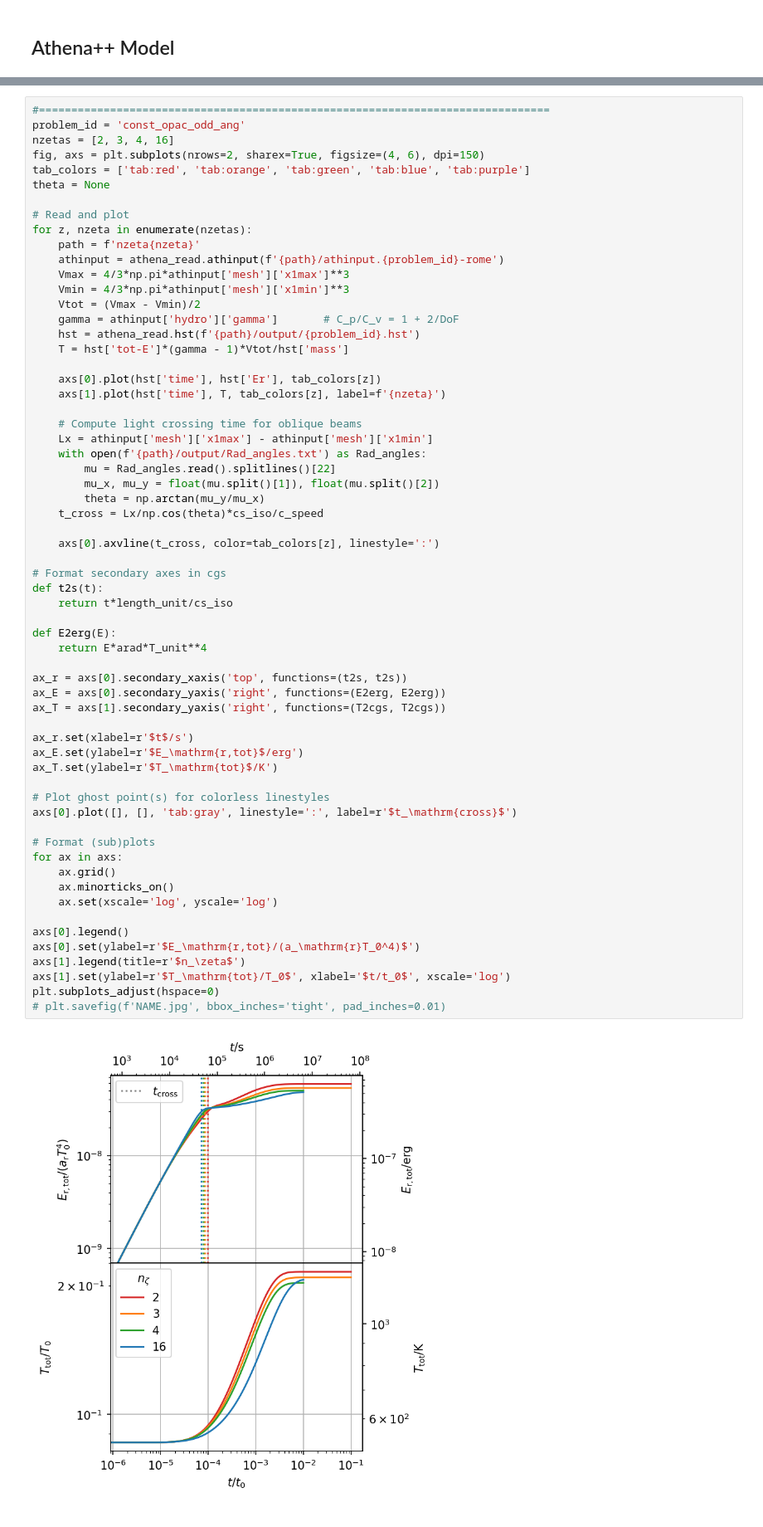
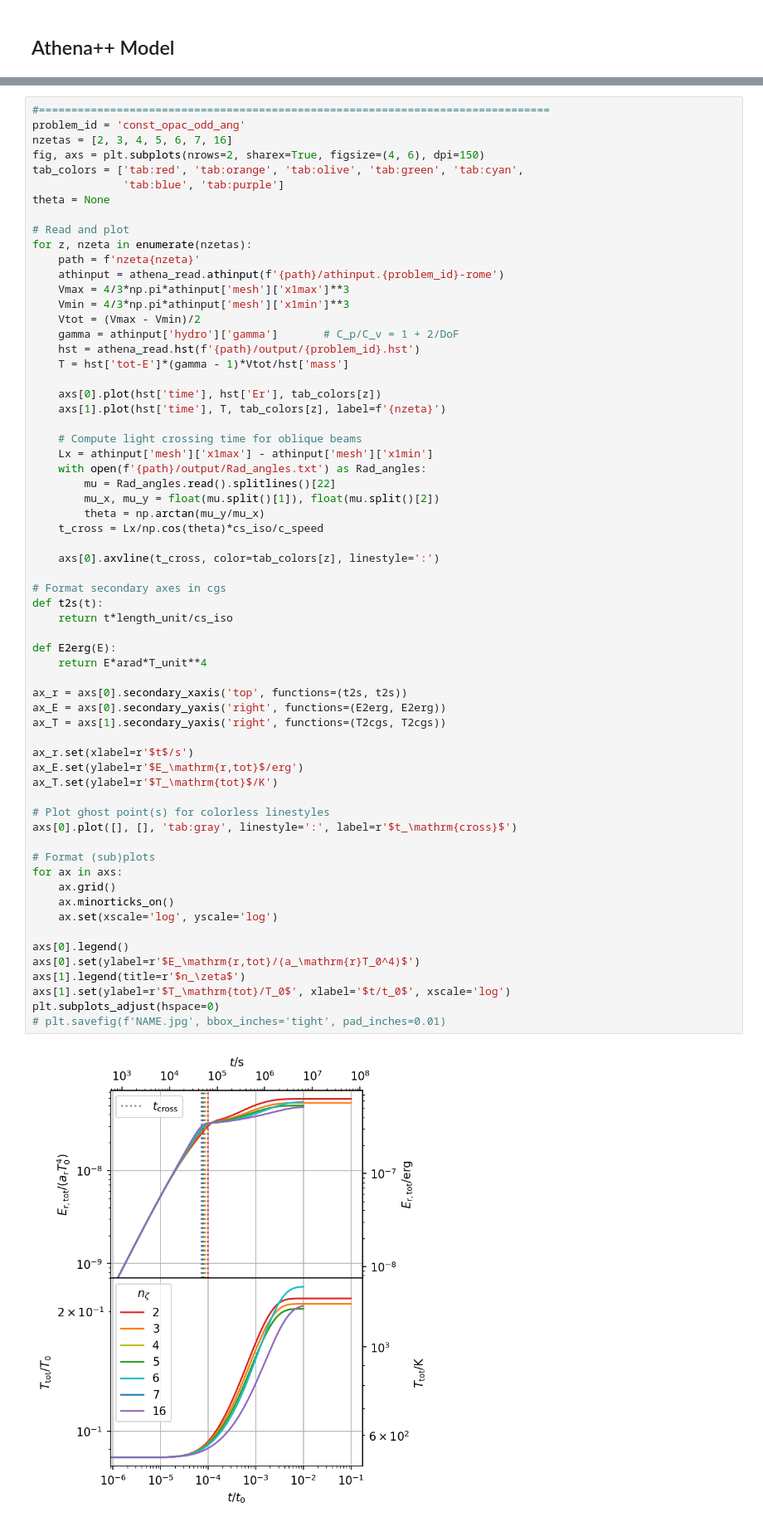
Before and after one commit to sabaronett/rad-hydro, a Jupyter notebook: athena/dev/const_opac_odd_ang/ConstantOpacityOddAng.ipynb, the cells around one changed output, grey strips where cells are left out. Shown at 83% size. Cells and saved outputs as stored; diff of their text form.

```diff
--- a/athena/dev/const_opac_odd_ang/ConstantOpacityOddAng.ipynb
+++ b/athena/dev/const_opac_odd_ang/ConstantOpacityOddAng.ipynb
@@ -457,9 +457,10 @@ axs[2].set(xlabel='$r/L_0$')
 # %%
 #===============================================================================
 problem_id = 'const_opac_odd_ang'
-nzetas = [2, 3, 4, 16]
+nzetas = [2, 3, 4, 5, 6, 7, 16]
 fig, axs = plt.subplots(nrows=2, sharex=True, figsize=(4, 6), dpi=150)
-tab_colors = ['tab:red', 'tab:orange', 'tab:green', 'tab:blue', 'tab:purple']
+tab_colors = ['tab:red', 'tab:orange', 'tab:olive', 'tab:green', 'tab:cyan',
+              'tab:blue', 'tab:purple']
 theta = None
 
 # Read and plot
@@ -490,34 +491,34 @@ for z, nzeta in enumerate(nzetas):
 def t2s(t):
     return t*length_unit/cs_iso
 
 def E2erg(E):
     return E*arad*T_unit**4
 
 ax_r = axs[0].secondary_xaxis('top', functions=(t2s, t2s))
 ax_E = axs[0].secondary_yaxis('right', functions=(E2erg, E2erg))
 ax_T = axs[1].secondary_yaxis('right', functions=(T2cgs, T2cgs))
 
 ax_r.set(xlabel=r'$t$/s')
 ax_E.set(ylabel=r'$E_\mathrm{r,tot}$/erg')
 ax_T.set(ylabel=r'$T_\mathrm{tot}$/K')
 
 # Plot ghost point(s) for colorless linestyles
 axs[0].plot([], [], 'tab:gray', linestyle=':', label=r'$t_\mathrm{cross}$')
 
 # Format (sub)plots
 for ax in axs:
     ax.grid()
     ax.minorticks_on()
     ax.set(xscale='log', yscale='log')
 
 axs[0].legend()
 axs[0].set(ylabel=r'$E_\mathrm{r,tot}/(a_\mathrm{r}T_0^4)$')
 axs[1].legend(title=r'$n_\zeta$')
 axs[1].set(ylabel=r'$T_\mathrm{tot}/T_0$', xlabel='$t/t_0$', xscale='log')
 plt.subplots_adjust(hspace=0)
 # plt.savefig(f'NAME.jpg', bbox_inches='tight', pad_inches=0.01)
 # %% [output]
-[figure, old version]
+[figure, new version]
 # %%
 #===============================================================================
 problem_id = 'const_opac_odd_ang'
```
Also changed, not shown: parts of 6 cells of this notebook.
